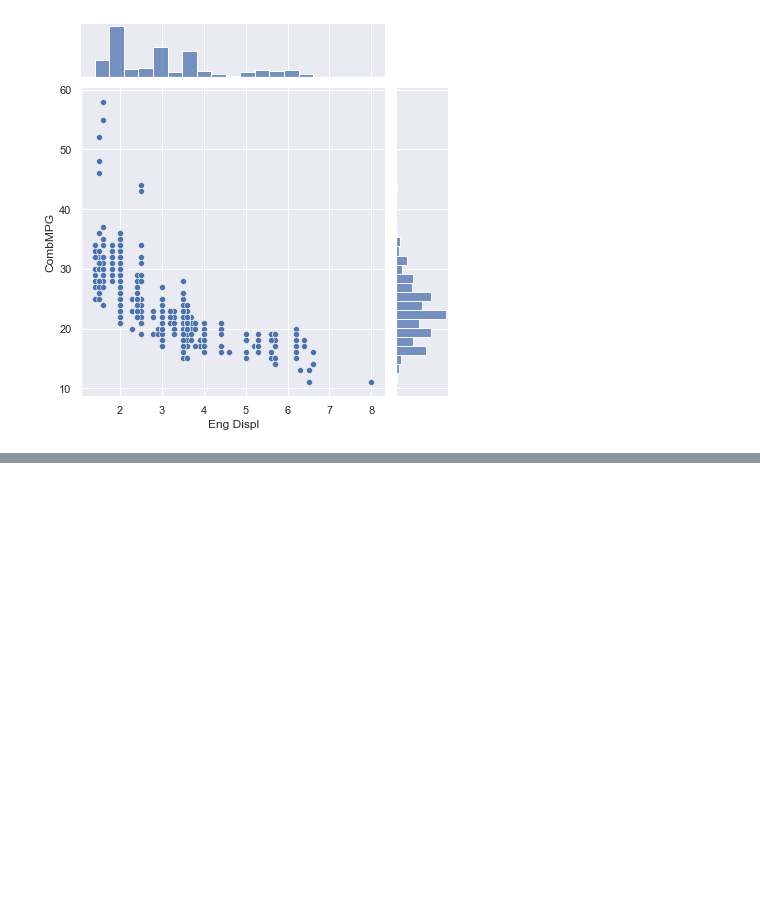
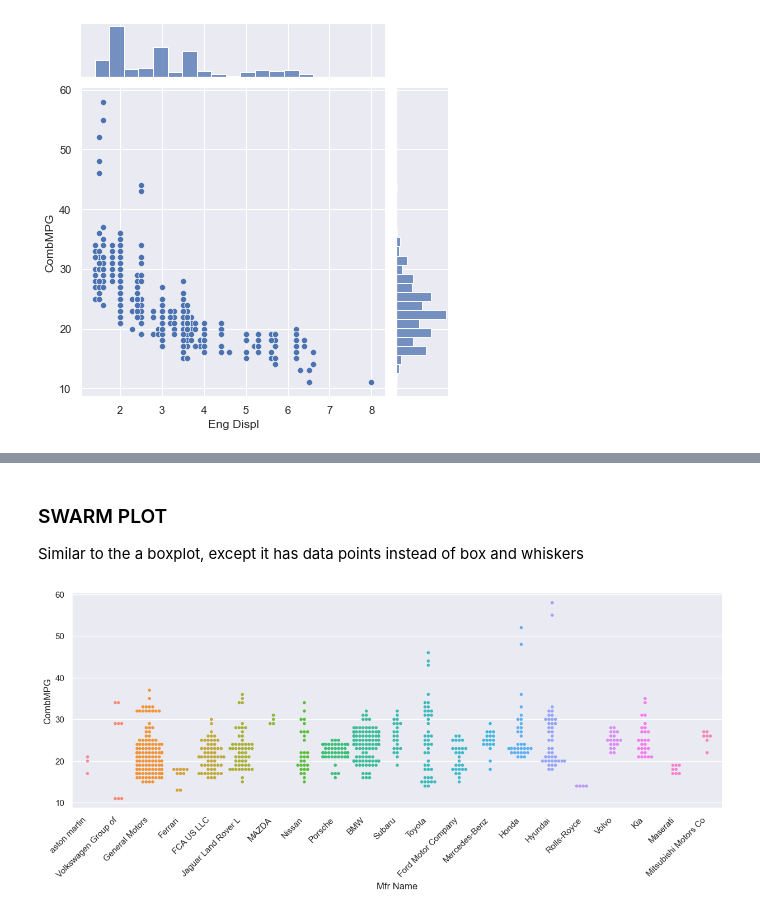
Before and after one commit to Ozxahmed/ML_DS_DL_Udemy_Course, a Jupyter notebook: s2_statistics_probability_refresher.ipynb, the cells around one changed output, grey strips where cells are left out. Saved outputs shown, nothing was run; the diff lists cells and outputs as text; code cells hidden in the pictures; blank space fills up the shorter version.

```diff
--- a/s2_statistics_probability_refresher.ipynb
+++ b/s2_statistics_probability_refresher.ipynb
@@ -620,0 +649,9 @@ Here we can see that the most common engine displacement is around 2 liter, and
+# %% [markdown]
+### SWARM PLOT
+
+Similar to the a boxplot, except it has data points instead of box and whiskers
+# %%
+mfr_mpg_sp = sns.swarmplot(data=df,  x='Mfr Name', y='CombMPG', s=4) #s = marker size. Default = 5
+mfr_mpg_sp.set_xticklabels(mfr_mpg_sp.get_xticklabels(), rotation=45, ha='right');
+# %% [output]
+[figure, added]
```
Also changed, not shown: parts of 15 cells of this notebook.
